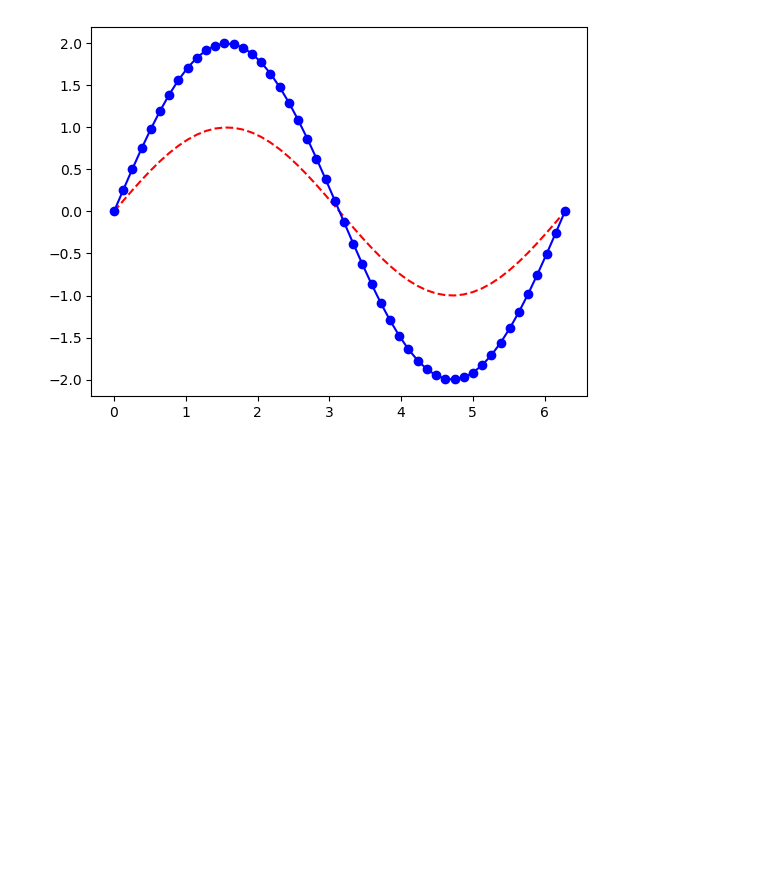
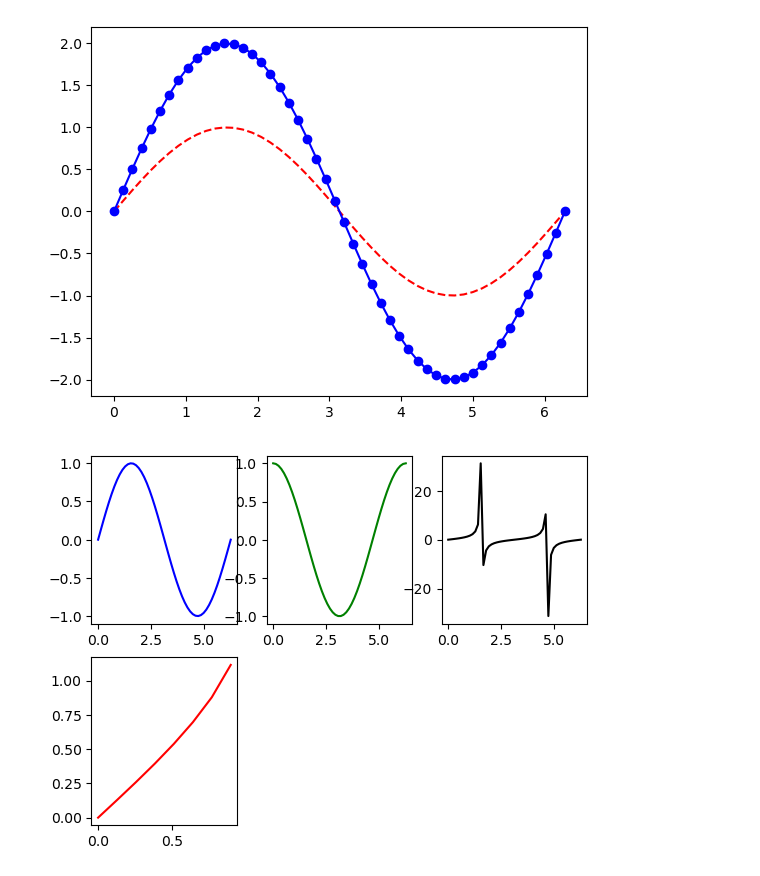
Before and after one commit to prasunkolhe/coe311k, a Jupyter notebook: classwork1/Plot0129.ipynb, the cells around one changed output. Cells and saved outputs as stored; diff of their text form; code cells hidden in the pictures; blank space fills up the shorter version.

```diff
--- a/classwork1/Plot0129.ipynb
+++ b/classwork1/Plot0129.ipynb
@@ -23,3 +23,15 @@ plt.plot(x, np.sin(x), "r--", x, 2*np.sin(x), "b-o")
 plt.show()
 # %% [output]
 [figure]
+# %%
+plt.subplot(2,3,1) # (row, column, active area)
+plt.plot(x, np.sin(x), 'b')
+plt.subplot(2,3,2)
+plt.plot(x,np.cos(x),'g')
+plt.subplot(2,3,3)
+plt.plot(x,np.tan(x),'k')
+plt.subplot(2,3,4)
+plt.plot(x,np.arcsin(x), 'r')
+plt.show()
+# %% [output]
+[figure, added]
```
Also changed, not shown: parts of 13 cells of this notebook, 1 other file.
